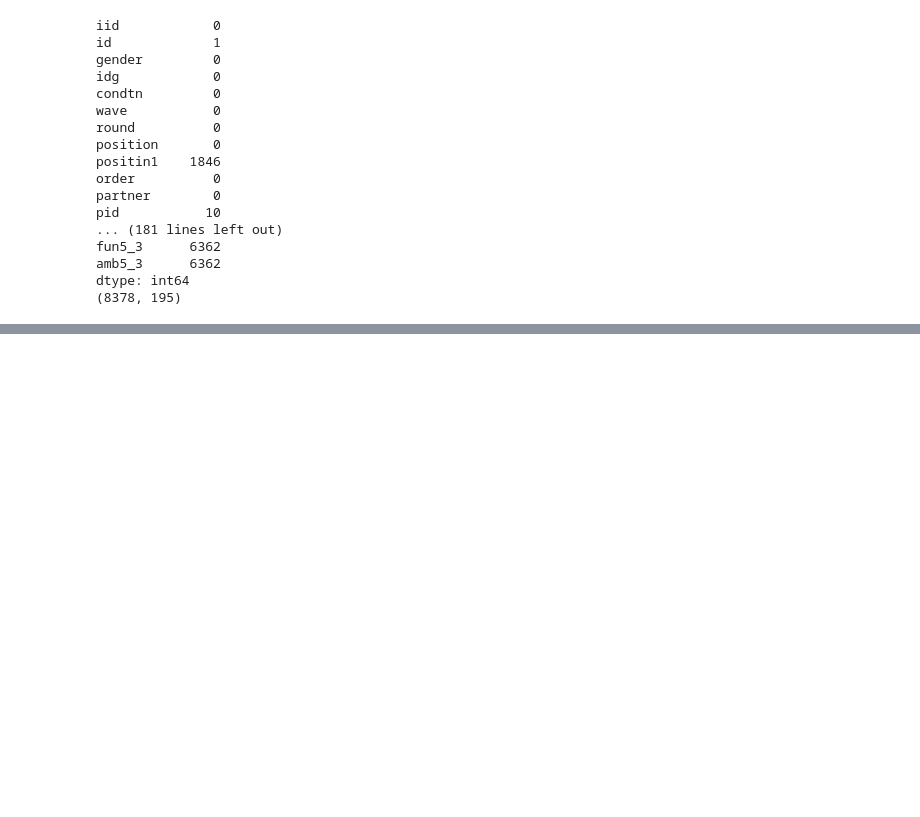
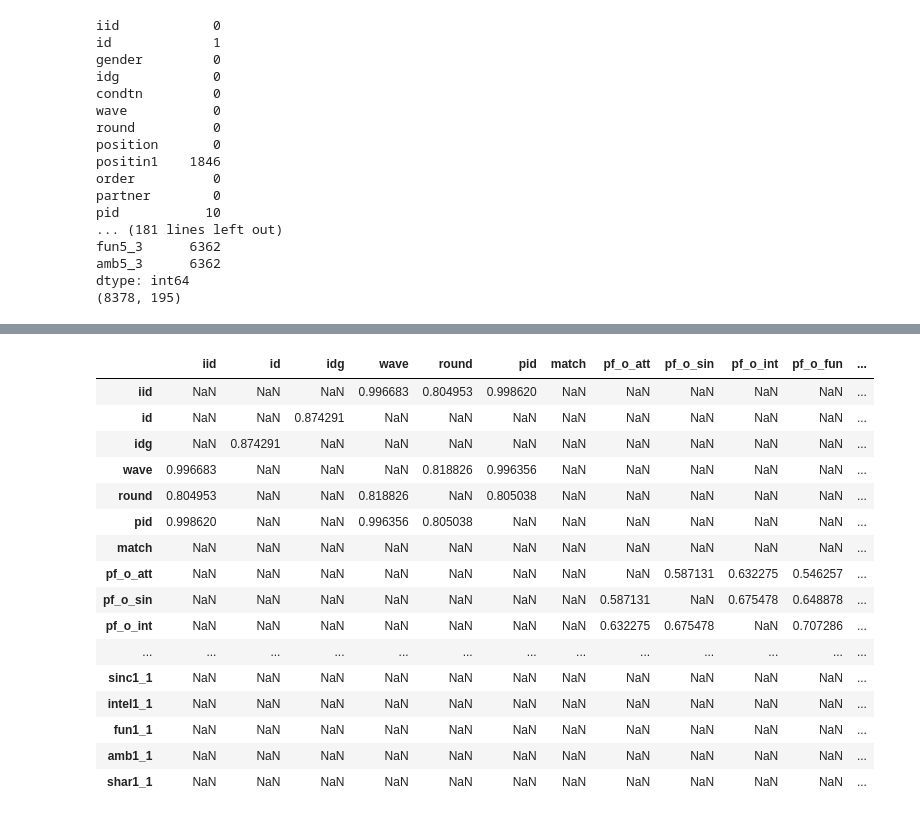
Before and after one commit to qxzjy/dsfs-ft-34, a Jupyter notebook: eda_module/project/eda_project.ipynb, the cells around one changed output, grey strips where cells are left out. Saved outputs shown, nothing was run; the diff lists cells and outputs as text; code cells hidden in the pictures; blank space fills up the shorter version.

```diff
--- a/eda_module/project/eda_project.ipynb
+++ b/eda_module/project/eda_project.ipynb
@@ -51,0 +149,4 @@ dtype: int64
+# %%
+df_main_data = dataset.loc[:,:"shar1_1"]
+display(df_main_data.shape)
+display(df_main_data.head())
@@ -51,0 +161,26 @@ dtype: int64
+# %%
+
+df_main_data_corr = df_main_data.apply(lambda x : pd.factorize(x)[0]).corr(method='pearson', min_periods=1)
+mask = ((df_main_data_corr > 0.5) | (df_main_data_corr < -0.5)) & (df_main_data_corr != 1)
+df_main_data_corr = df_main_data_corr[mask]
+df_main_data_corr = df_main_data_corr.dropna(how='all')
+df_main_data_corr = df_main_data_corr.dropna(how='all', axis=1)
+display(df_main_data_corr)
+# %% [output]
+|  | iid | id | idg | wave | round | pid | match | pf_o_att | pf_o_sin | pf_o_int | pf_o_fun | ... |
+| iid | NaN | NaN | NaN | 0.996683 | 0.804953 | 0.998620 | NaN | NaN | NaN | NaN | NaN | ... |
+| id | NaN | NaN | 0.874291 | NaN | NaN | NaN | NaN | NaN | NaN | NaN | NaN | ... |
+| idg | NaN | 0.874291 | NaN | NaN | NaN | NaN | NaN | NaN | NaN | NaN | NaN | ... |
+| wave | 0.996683 | NaN | NaN | NaN | 0.818826 | 0.996356 | NaN | NaN | NaN | NaN | NaN | ... |
+| round | 0.804953 | NaN | NaN | 0.818826 | NaN | 0.805038 | NaN | NaN | NaN | NaN | NaN | ... |
+| pid | 0.998620 | NaN | NaN | 0.996356 | 0.805038 | NaN | NaN | NaN | NaN | NaN | NaN | ... |
+| match | NaN | NaN | NaN | NaN | NaN | NaN | NaN | NaN | NaN | NaN | NaN | ... |
+| pf_o_att | NaN | NaN | NaN | NaN | NaN | NaN | NaN | NaN | 0.587131 | 0.632275 | 0.546257 | ... |
+| pf_o_sin | NaN | NaN | NaN | NaN | NaN | NaN | NaN | 0.587131 | NaN | 0.675478 | 0.648878 | ... |
+| pf_o_int | NaN | NaN | NaN | NaN | NaN | NaN | NaN | 0.632275 | 0.675478 | NaN | 0.707286 | ... |
+| ... | ... | ... | ... | ... | ... | ... | ... | ... | ... | ... | ... | ... |
+| sinc1_1 | NaN | NaN | NaN | NaN | NaN | NaN | NaN | NaN | NaN | NaN | NaN | ... |
+| intel1_1 | NaN | NaN | NaN | NaN | NaN | NaN | NaN | NaN | NaN | NaN | NaN | ... |
+| fun1_1 | NaN | NaN | NaN | NaN | NaN | NaN | NaN | NaN | NaN | NaN | NaN | ... |
+| amb1_1 | NaN | NaN | NaN | NaN | NaN | NaN | NaN | NaN | NaN | NaN | NaN | ... |
+| shar1_1 | NaN | NaN | NaN | NaN | NaN | NaN | NaN | NaN | NaN | NaN | NaN | ... |
```
Also changed, not shown: parts of 14 cells of this notebook, 27 other files.
